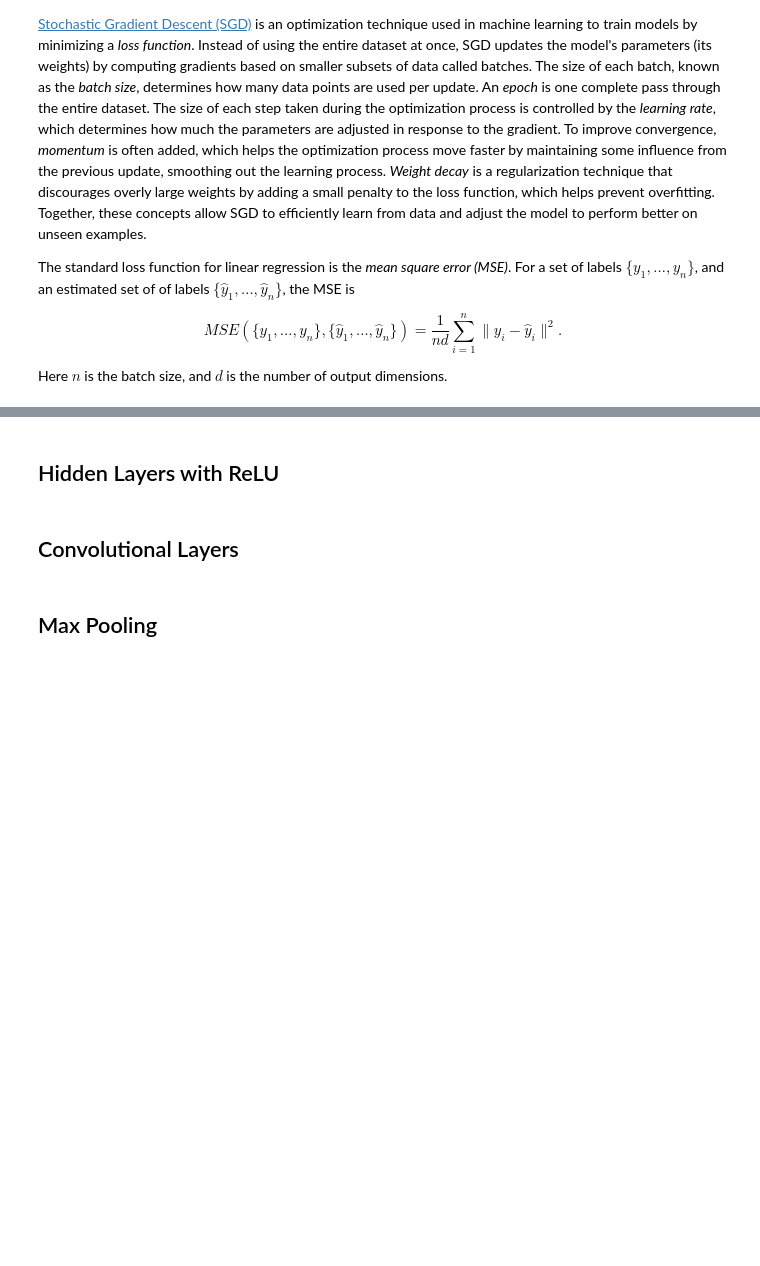
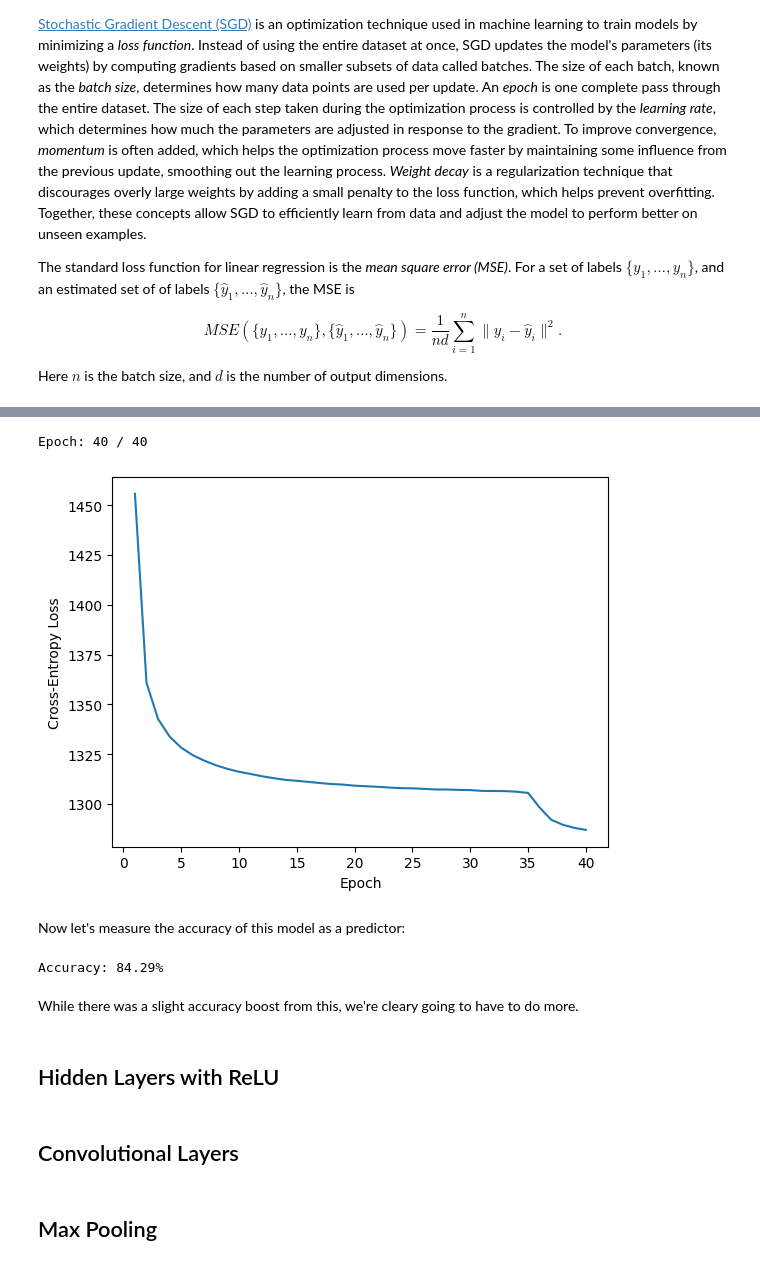
Before and after one commit to adamcataldo/letsbuildmodels, a Jupyter notebook: alexnet/AlexNet.ipynb, the cells around one changed output, grey strips where cells are left out. Cells and saved outputs as stored; diff of their text form; code cells hidden in the pictures; blank space fills up the shorter version.

```diff
--- a/alexnet/AlexNet.ipynb
+++ b/alexnet/AlexNet.ipynb
@@ -185,0 +287,16 @@ IntProgress(value=0, bar_style='success', description='Progress:', max=40, style
+# %%
+class SoftmaxModel(nn.Module):
+    def __init__(self, input_size, output_size):
+        super(SoftmaxModel, self).__init__()
+        self.linear = nn.Linear(input_size, output_size)
+        self.softmax = nn.Softmax(dim=1)
+
+    def forward(self, x):
+        x = x.view(x.size(0), -1)
+        x = self.linear(x)
+        x = self.softmax(x)
+        return x
+
+softmax_model = SoftmaxModel(input_size, output_size)
+softmax_model.to(device)
+print(softmax_model)
@@ -186,3 +318,58 @@ IntProgress(value=0, bar_style='success', description='Progress:', max=40, style
+# %%
+def train_model(model, train_loader):
+    model.train()
+
+    criterion = nn.CrossEntropyLoss()
+    optimizer = optim.SGD(model.parameters(), lr=learning_rate, momentum=momentum, weight_decay=weight_decay)
+
+    x = np.arange(1, epochs + 1)
+    y = np.zeros(epochs)
+
+    print("Epoch:  0 / 40 ", end="\r")
+
+    last_loss = float('inf')
+
+    for epoch in range(epochs):
+        epoch_loss = 0.0
+
+        for inputs, targets in train_loader:
+            inputs, targets = inputs.to(device), targets.to(device)
+            predictions = model(inputs)
+            loss = criterion(predictions, targets)
+            optimizer.zero_grad()
+            loss.backward()
+            optimizer.step()
+            epoch_loss += loss.item()
+        y[epoch] = epoch_loss
+        print(f"Epoch: {epoch + 1:2} / 40", end = "\r")
+
+        if epoch_loss >= last_loss:
+            # Reduce learning rate by a factor of 10 if loss didn't improve
+            for param_group in optimizer.param_groups:
+                param_group['lr'] /= 10
+        last_loss = epoch_loss
+
+    return (x, y)
+
+(x, y) = train_model(softmax_model, train_loader)
+
+fig, ax = plt.subplots()
+ax.plot(x, y)
+ax.set_xlabel("Epoch")
+ax.set_ylabel("Cross-Entropy Loss")
+plt.show()
+# %% [output]
+Epoch: 40 / 40
+[figure, added]
+# %% [markdown]
+Now let's measure the accuracy of this model as a predictor:
+# %%
+accuracy = evaluate_model_accuracy(softmax_model, validation_loader)
+print(f"Accuracy: {accuracy:.2%}")
+# %% [output]
+Accuracy: 84.29%
+# %% [markdown]
+While there was a slight accuracy boost from this, we're cleary going to have to do more.
 # %% [markdown]
 ## Hidden Layers with ReLU
 # %% [markdown]
```
Also changed, not shown: parts of 11 cells of this notebook, 1 other file.
